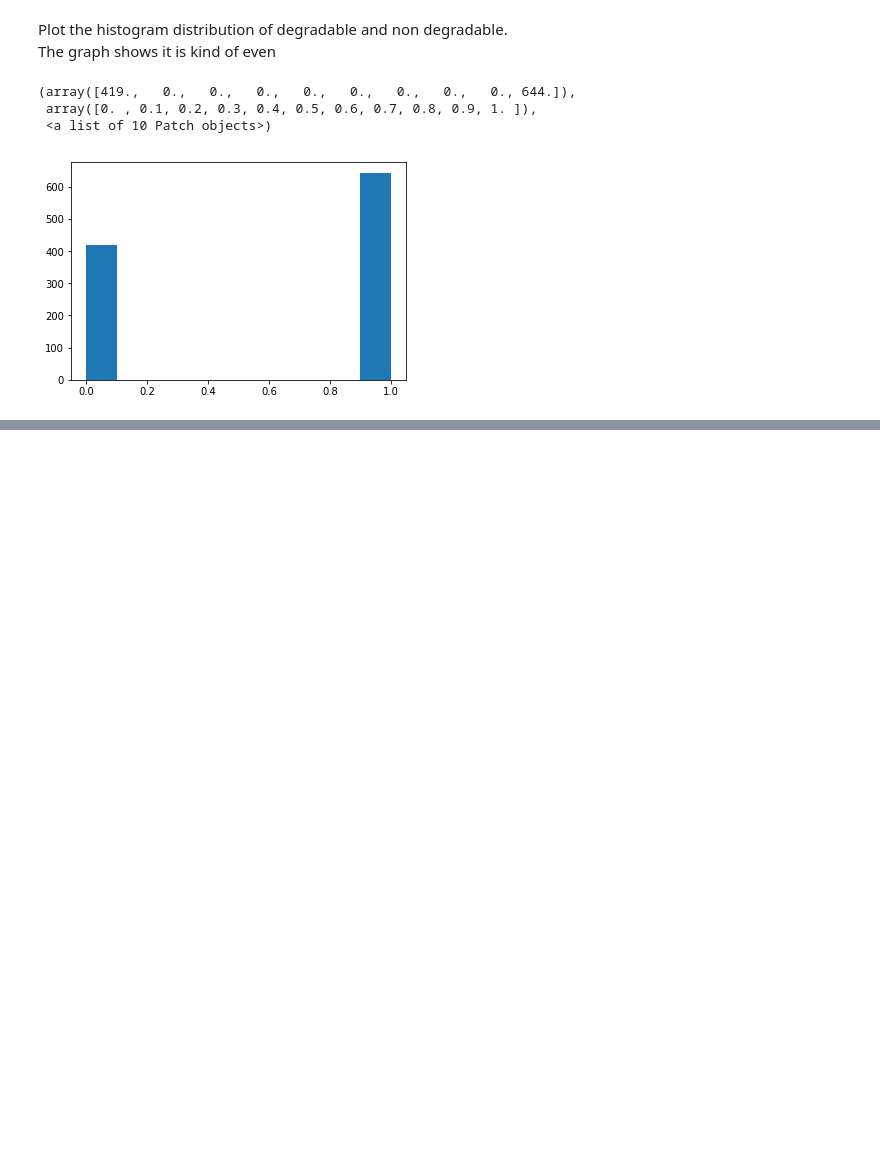
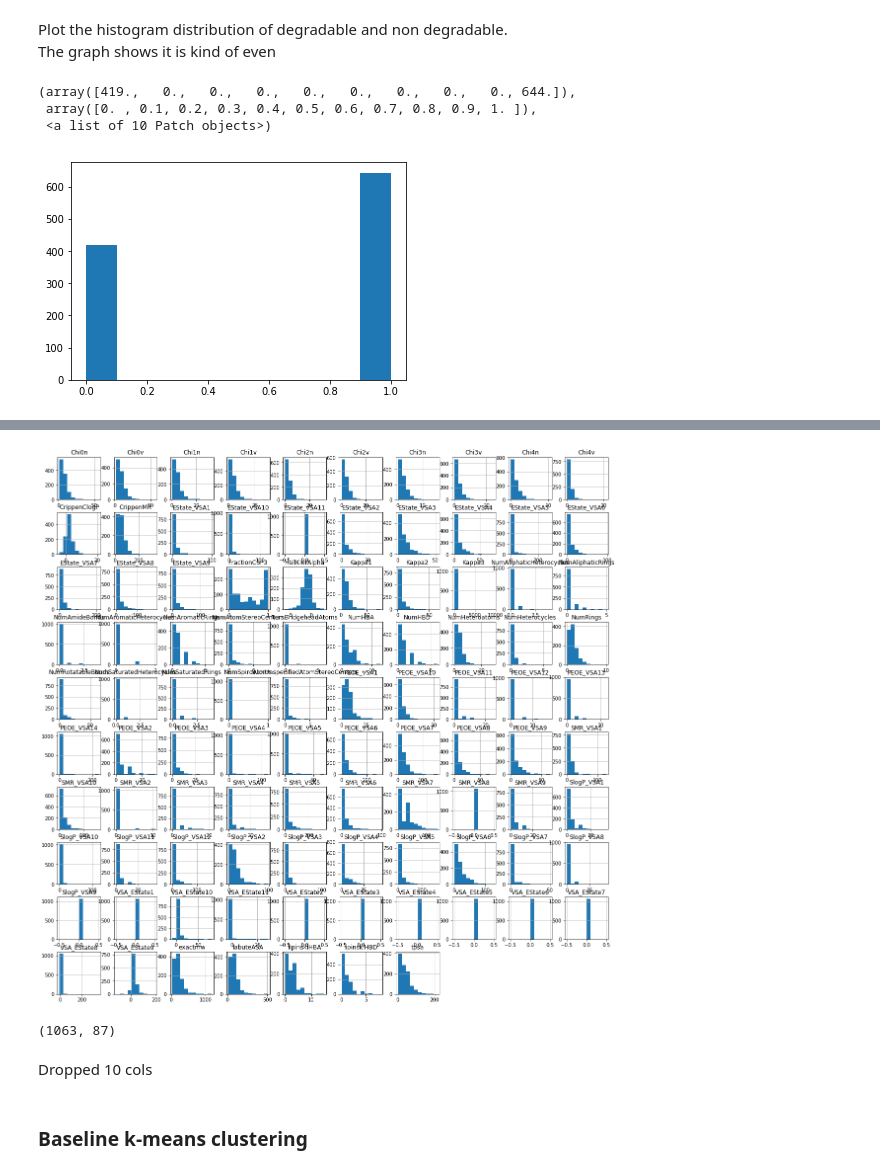
Before and after one commit to chembed/DeepChEmbed, a Jupyter notebook: deepchembed/notebook_scripts/bod_rdkit_explore.ipynb, the cells around one changed output, grey strips where cells are left out. Cells and saved outputs as stored; diff of their text form; code cells hidden in the pictures; blank space fills up the shorter version.

```diff
--- a/deepchembed/notebook_scripts/bod_rdkit_explore.ipynb
+++ b/deepchembed/notebook_scripts/bod_rdkit_explore.ipynb
@@ -126,0 +126,2 @@ sns.pairplot(df[cols[5:40].difference(cols[6:20])])
+# %%
+feat_float = bod_feature.select_dtypes(include=['float64'])
@@ -126,0 +141,4 @@ sns.pairplot(df[cols[5:40].difference(cols[6:20])])
+# %%
+hist2=feat_float.hist(figsize=(20,20))
+# %% [output]
+[figure, added]
@@ -126,0 +147,6 @@ sns.pairplot(df[cols[5:40].difference(cols[6:20])])
+# %%
+selected_float_feat.shape
+# %% [output]
+(1063, 87)
+# %% [markdown]
+Dropped 10 cols
@@ -126,0 +155,2 @@ sns.pairplot(df[cols[5:40].difference(cols[6:20])])
+# %% [markdown]
+### Baseline k-means clustering
```
Also changed, not shown: parts of 79 cells of this notebook, 1 other file.
